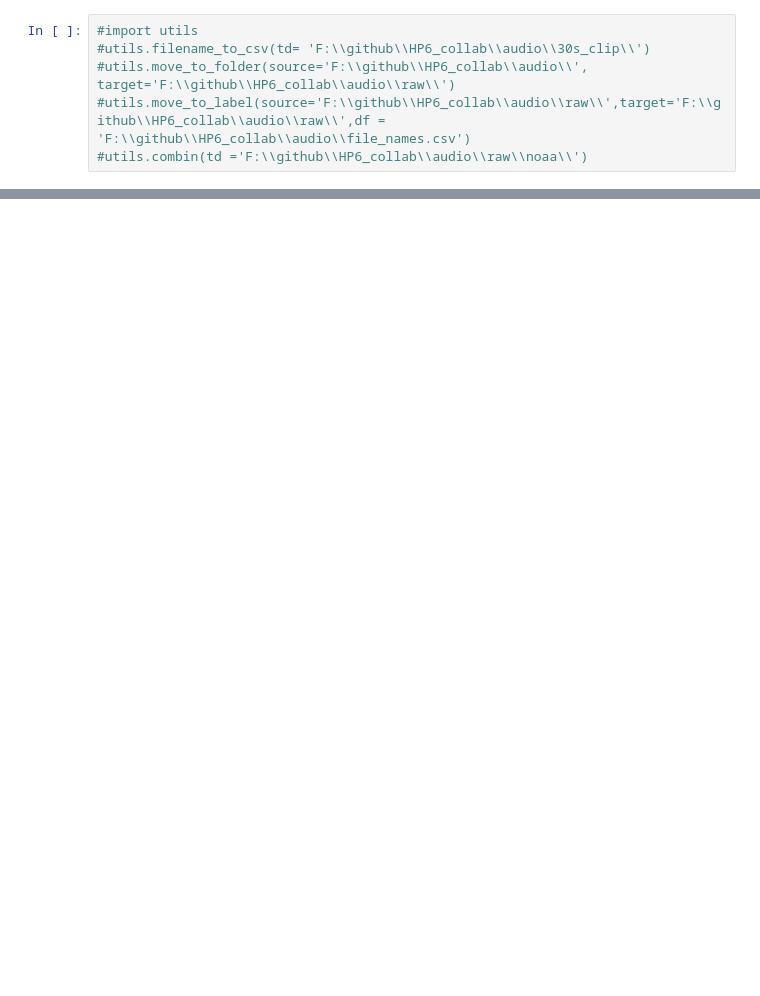
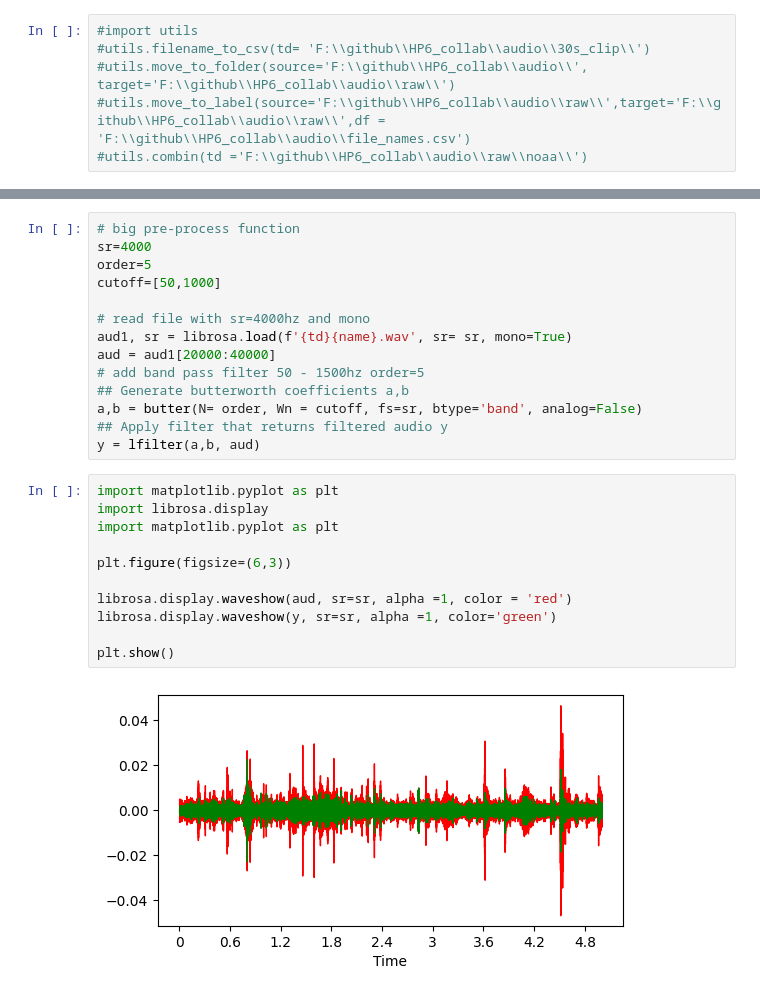
Before and after one commit to Adhikari-Priyanka/HP6_collab, a Jupyter notebook: testing.ipynb, the cells around one changed output, grey strips where cells are left out. Drawn from its saved outputs; the diff is of its cells as text; blank space fills up the shorter version.

```diff
--- a/testing.ipynb
+++ b/testing.ipynb
@@ -45,0 +95,27 @@ print(f'No of files of duration {clip}s created will be {dur/30}')'''
+# %%
+# big pre-process function
+sr=4000
+order=5
+cutoff=[50,1000]
+
+# read file with sr=4000hz and mono
+aud1, sr = librosa.load(f'{td}{name}.wav', sr= sr, mono=True)
+aud = aud1[20000:40000]
+# add band pass filter 50 - 1500hz order=5
+## Generate butterworth coefficients a,b
+a,b = butter(N= order, Wn = cutoff, fs=sr, btype='band', analog=False)
+## Apply filter that returns filtered audio y
+y = lfilter(a,b, aud)
+# %%
+import matplotlib.pyplot as plt
+import librosa.display
+import matplotlib.pyplot as plt
+
+plt.figure(figsize=(6,3))
+
+librosa.display.waveshow(aud, sr=sr, alpha =1, color = 'red')
+librosa.display.waveshow(y, sr=sr, alpha =1, color='green')
+
+plt.show()
+# %% [output]
+[figure, added]
```
Also changed, not shown: parts of 9 cells of this notebook, 2 other files.
